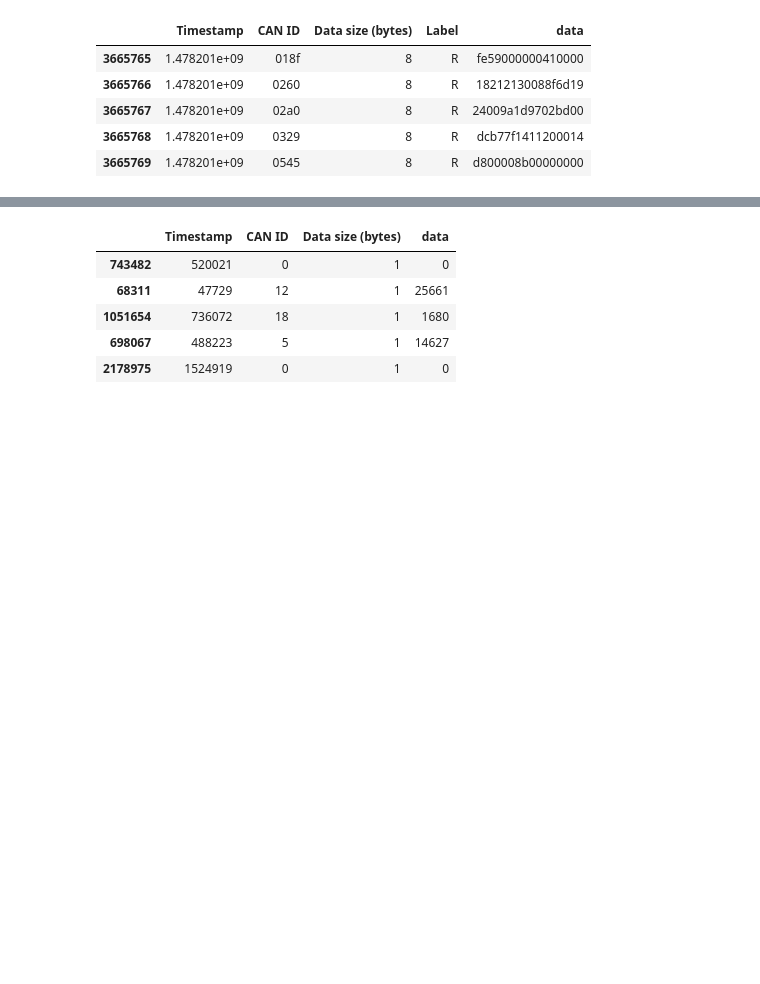
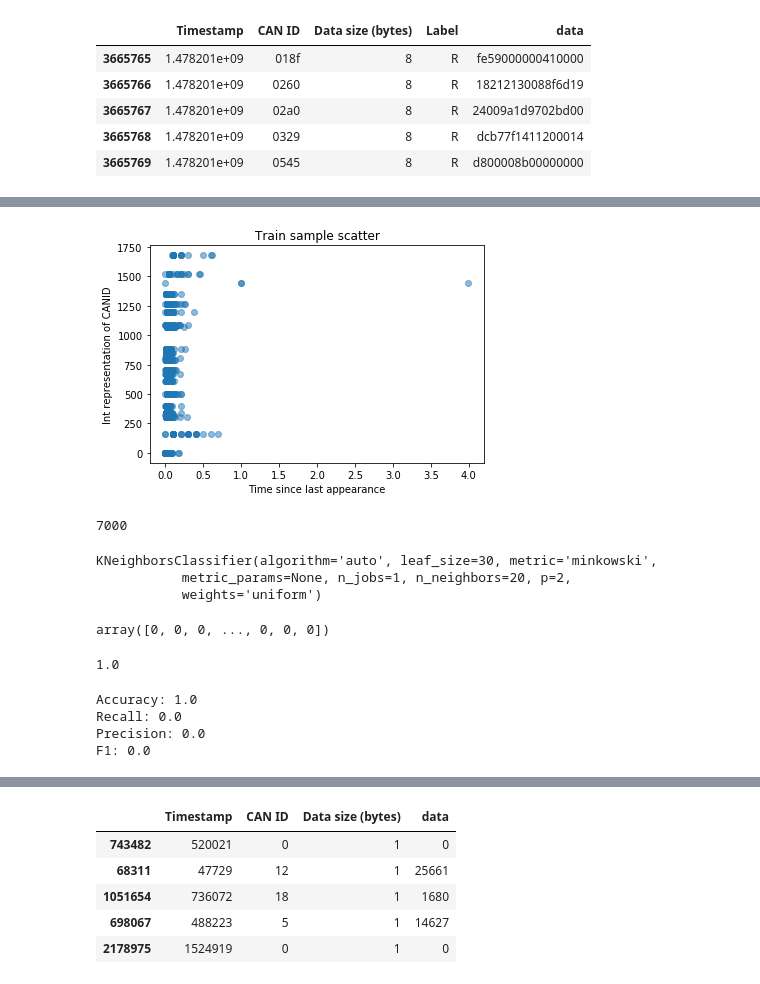
Before and after one commit to NaidaTania/ML-Test, a Jupyter notebook: Hacking dataset.ipynb, the cells around one changed output, grey strips where cells are left out. Drawn from its saved outputs; the diff is of its cells as text; code cells hidden in the pictures; blank space fills up the shorter version.

```diff
--- a/Hacking dataset.ipynb
+++ b/Hacking dataset.ipynb
@@ -147,0 +155,18 @@ dos_formatted.tail()
+# %%
+class MsgData:
+    def __init__(self,can_id,time,index):
+        self.can_id = can_id
+        self.last_occured = time
+        self.last_index = index
+
+    def updateTime(self,time):
+        self.last_occured = time
+
+    def updateIndex(self,index):
+        self.last_index = index
+
+    def getTimeDiff(self,time):
+        return time - self.last_occured
+
+    def getIndex(self):
+        return self.last_index
@@ -182,3 +307,8 @@ train_data = train.drop(columns="Label")
 train_label = createIntLabel(train)
 test_data = test.drop(columns="Label")
 test_label = createIntLabel(test)
+# %%
+#Ok what if, we just focus, on CAN-ID, and data, nothing else
+simplified_train_data = train_data.drop(columns=["Timestamp","Data size (bytes)","Data in between","How many data since last","data"])
+simplified_train_data = simplified_train_data.set_index("CAN ID")
+simplified_train_data.head()
@@ -184,0 +335,41 @@ test_label = createIntLabel(test)
+# %%
+import matplotlib.pyplot as plt
+plt.scatter(simplified_train_data["Time since"], simplified_train_data.index,alpha=0.5)
+plt.title('Train sample scatter')
+plt.xlabel('Time since last appearance')
+plt.ylabel('Int representation of CANID')
+plt.show()
+# %% [output]
+[figure, added]
+# %%
+simplified_train_data.shape
+len(train_label)
+# %% [output]
+7000
+# %%
+#Let's try...KNN (it should be able to detect DOS)
+classifier = KNeighborsClassifier(n_neighbors = 20)
+classifier.fit(simplified_train_data,train_label)
+# %% [output]
+KNeighborsClassifier(algorithm='auto', leaf_size=30, metric='minkowski',
+           metric_params=None, n_jobs=1, n_neighbors=20, p=2,
+           weights='uniform')
+# %%
+guesses = classifier.predict(simplified_test_data)
+guesses
+# %% [output]
+array([0, 0, 0, ..., 0, 0, 0])
+# %%
+classifier.score(simplified_test_data,test_label)
+# %% [output]
+1.0
+# %%
+print("Accuracy:",accuracy_score(test_label,guesses))
+print("Recall:",recall_score(test_label,guesses))
+print("Precision:",precision_score(test_label,guesses))
+print("F1:",f1_score(test_label,guesses))
+# %% [output]
+Accuracy: 1.0
+Recall: 0.0
+Precision: 0.0
+F1: 0.0
```
Also changed, not shown: parts of 25 cells of this notebook.
